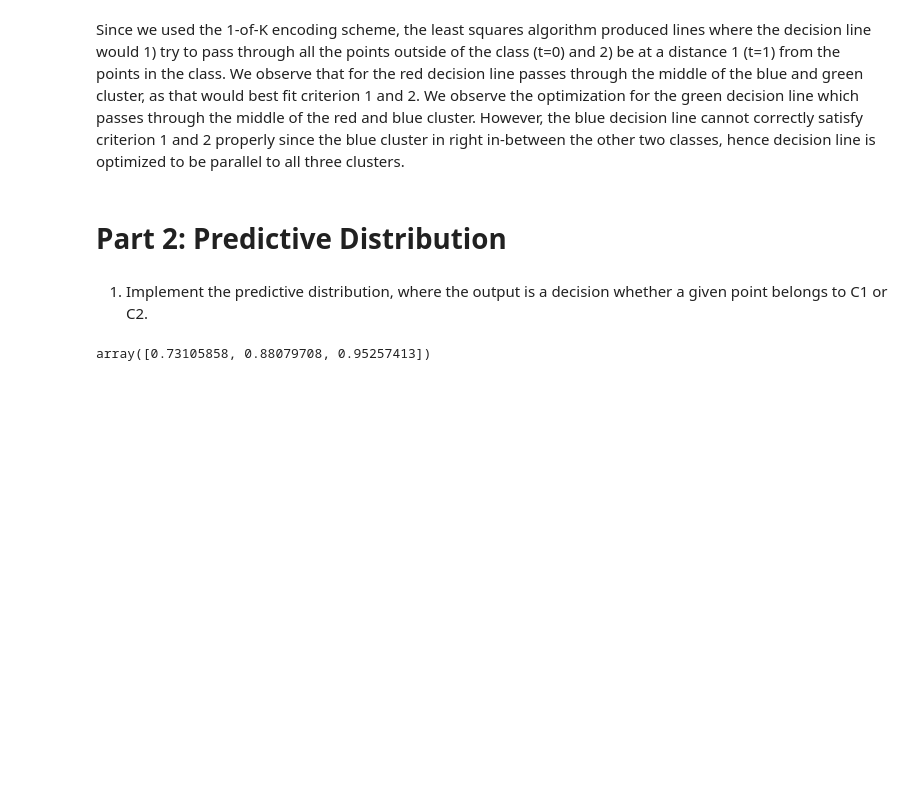
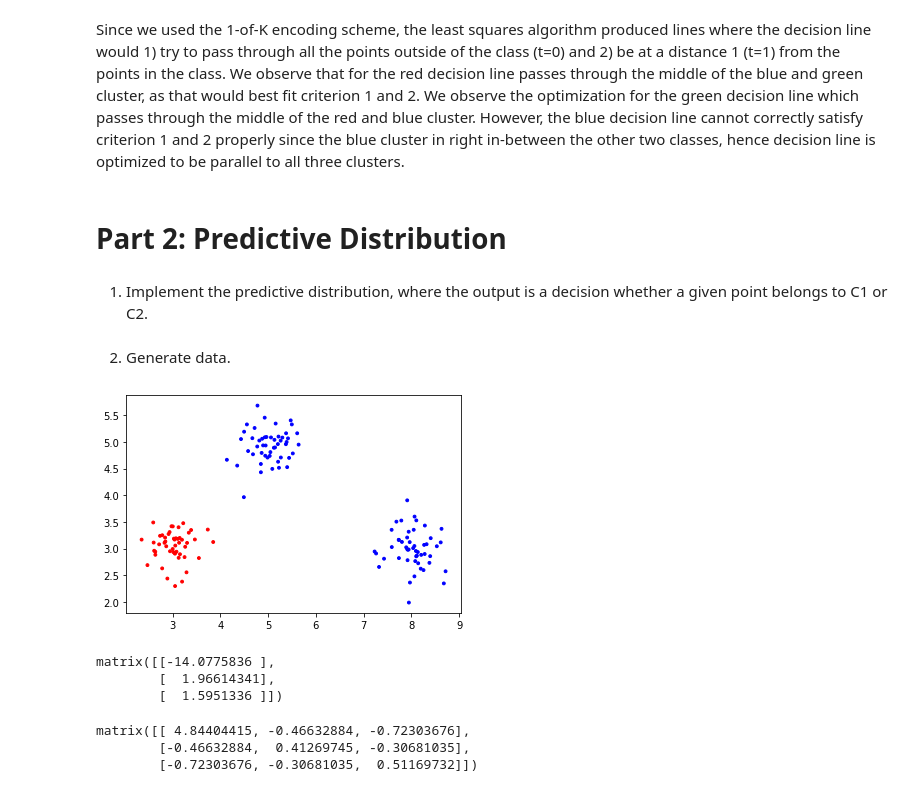
Before and after one commit to kvelon/ysc4216, a Jupyter notebook: assignments/Assignment 5 - Classification with Least Squares and Predictive Distribution.ipynb, the cells around one changed output. Saved outputs shown, nothing was run; the diff lists cells and outputs as text; code cells hidden in the pictures; blank space fills up the shorter version.

```diff
--- a/assignments/Assignment 5 - Classification with Least Squares and Predictive Distribution.ipynb
+++ b/assignments/Assignment 5 - Classification with Least Squares and Predictive Distribution.ipynb
@@ -369,5 +357,27 @@ def get_wmap(X, tbar, m, S):
-# %%
-x = np.array([1, 2, 3])
-sigmoid(x)
-# %% [output]
-array([0.73105858, 0.88079708, 0.95257413])
+# %% [markdown]
+2. Generate data.
+# %%
+sigma = 0.1
+cov = [[sigma, 0], [0, sigma]]
+
+mean = (3, 3)
+X1 = np.random.multivariate_normal(mean, cov, 50)
+c1 = ['red'] * 50
+
+mean = (5, 5)
+X2 = np.random.multivariate_normal(mean, cov, 50)
+c2 = ['blue'] * 50
+
+mean = (8, 3)
+X3 = np.random.multivariate_normal(mean, cov, 50)
+
+X = np.concatenate((X1, X2, X3))
+color = np.concatenate((c1, c2, c2))
+
+# Generate Nx1 label matrix
+tbar = np.matrix([0]*50 + [1]*100).T
+
+plt.scatter(X[:, 0], X[:, 1], marker='o', c=color, s=8)
+plt.show()
+# %% [output]
+[figure, added]
@@ -373,0 +423,15 @@ array([0.73105858, 0.88079708, 0.95257413])
+# %%
+w_map
+# %% [output]
+matrix([[-14.0775836 ],
+        [  1.96614341],
+        [  1.5951336 ]])
+# %%
+cov_q_v = np.matrix([[4.84404415, -0.46632884, -0.72303676],
+ [-0.46632884,  0.41269745, -0.30681035],
+ [-0.72303676, -0.30681035,  0.51169732]])
+cov_q_v
+# %% [output]
+matrix([[ 4.84404415, -0.46632884, -0.72303676],
+        [-0.46632884,  0.41269745, -0.30681035],
+        [-0.72303676, -0.30681035,  0.51169732]])
```
Also changed, not shown: parts of 26 cells of this notebook, 1 other file.
